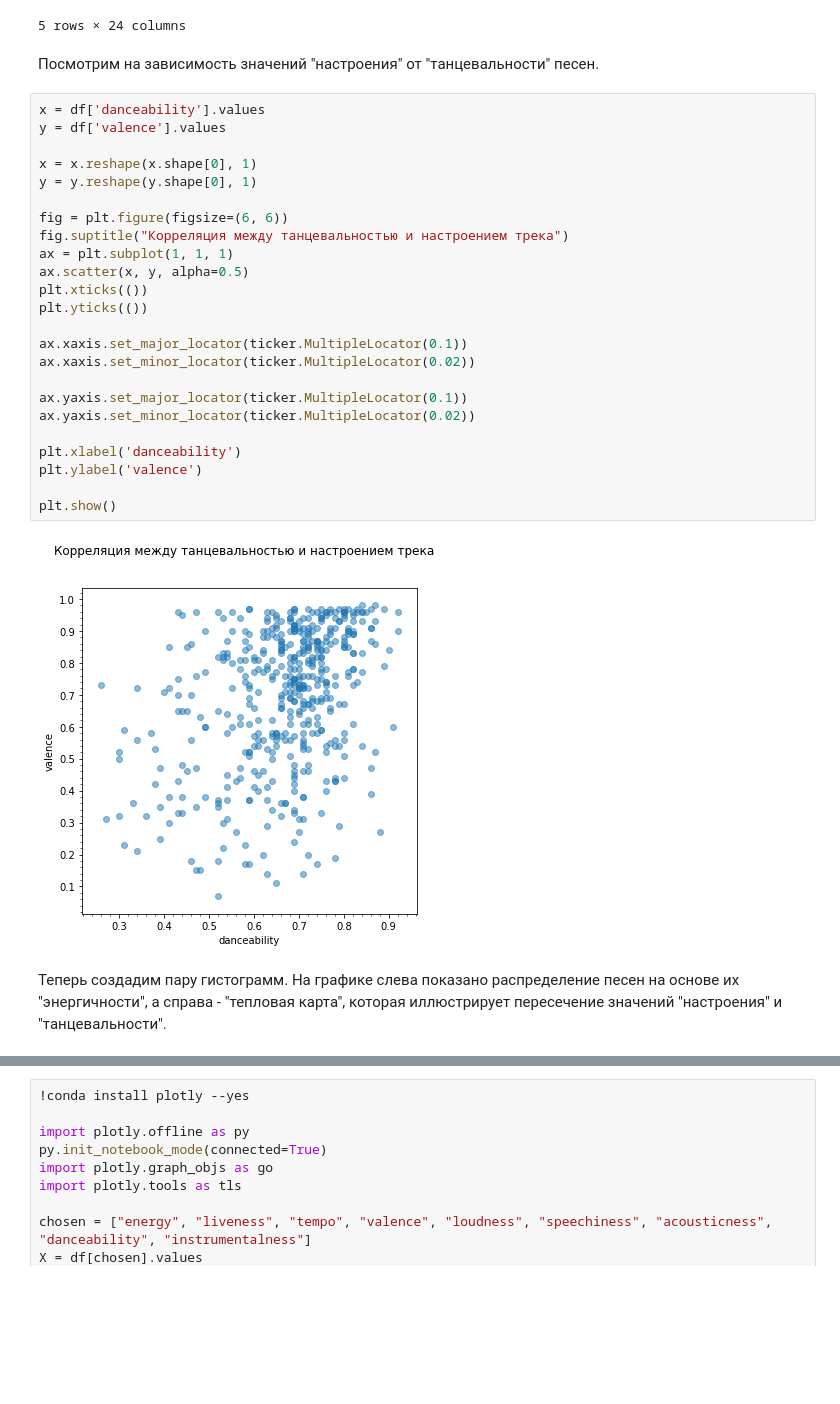
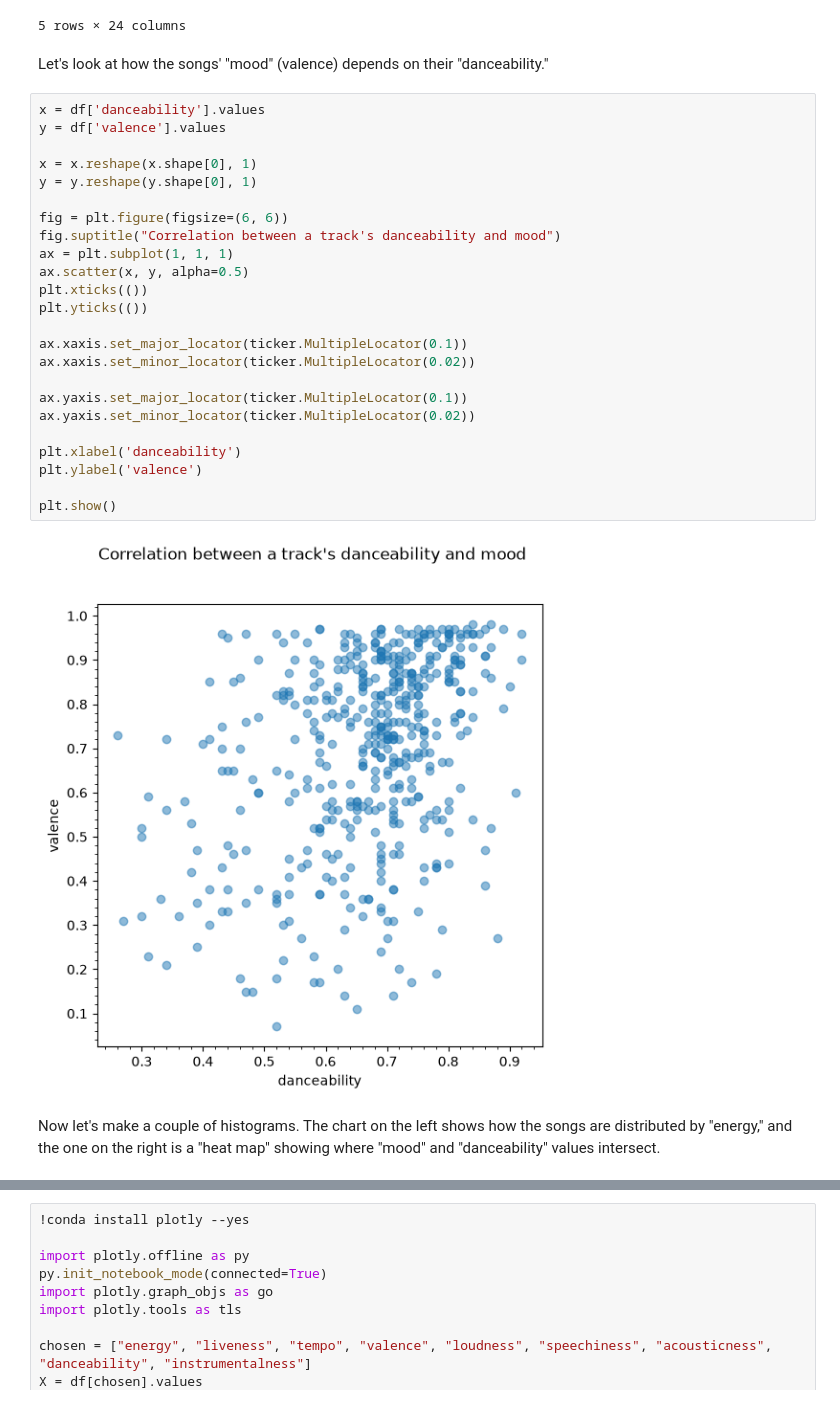
Before and after one commit to claudiakitova/data-stories, a Jupyter notebook: music/caucasus_spotify_analytics.ipynb, the cells around one changed output, grey strips where cells are left out. Cells and saved outputs as stored; diff of their text form; blank space fills up the shorter version.

```diff
--- a/music/caucasus_spotify_analytics.ipynb
+++ b/music/caucasus_spotify_analytics.ipynb
@@ -36,36 +36,36 @@ df.head()
 | 3 | 0.69 | 0.97 | 0.0 | -3.44 | 0.0 | 0.25 | 0.23 | 0.00 | ... |
 | 4 | 0.43 | 0.81 | 10.0 | -3.01 | 0.0 | 0.06 | 0.33 | 0.00 | ... |
 5 rows × 24 columns
-# %% [markdown]
-Посмотрим на зависимость значений "настроения" от "танцевальности" песен.
+# %% [markdown]
+Let's look at how the songs' "mood" (valence) depends on their "danceability."
 # %%
 x = df['danceability'].values
 y = df['valence'].values
 
 x = x.reshape(x.shape[0], 1)
 y = y.reshape(y.shape[0], 1)
 
 fig = plt.figure(figsize=(6, 6))
-fig.suptitle("Корреляция между танцевальностью и настроением трека")
+fig.suptitle("Correlation between a track's danceability and mood")
 ax = plt.subplot(1, 1, 1)
 ax.scatter(x, y, alpha=0.5)
 plt.xticks(())
 plt.yticks(())
 
 ax.xaxis.set_major_locator(ticker.MultipleLocator(0.1))
 ax.xaxis.set_minor_locator(ticker.MultipleLocator(0.02))
 
 ax.yaxis.set_major_locator(ticker.MultipleLocator(0.1))
 ax.yaxis.set_minor_locator(ticker.MultipleLocator(0.02))
 
 plt.xlabel('danceability')
 plt.ylabel('valence')
 
 plt.show()
 # %% [output]
-[figure, old version]
+[figure, new version]
-# %% [markdown]
-Теперь создадим пару гистограмм. На графике слева показано распределение песен на основе их "энергичности", а справа - "тепловая карта", которая иллюстрирует пересечение значений "настроения" и "танцевальности".
+# %% [markdown]
+Now let's make a couple of histograms. The chart on the left shows how the songs are distributed by "energy," and the one on the right is a "heat map" showing where "mood" and "danceability" values intersect.
 # %%
 x = "danceability"
 y = "valence"
```
Also changed, not shown: parts of 12 cells of this notebook, 9 other files.
